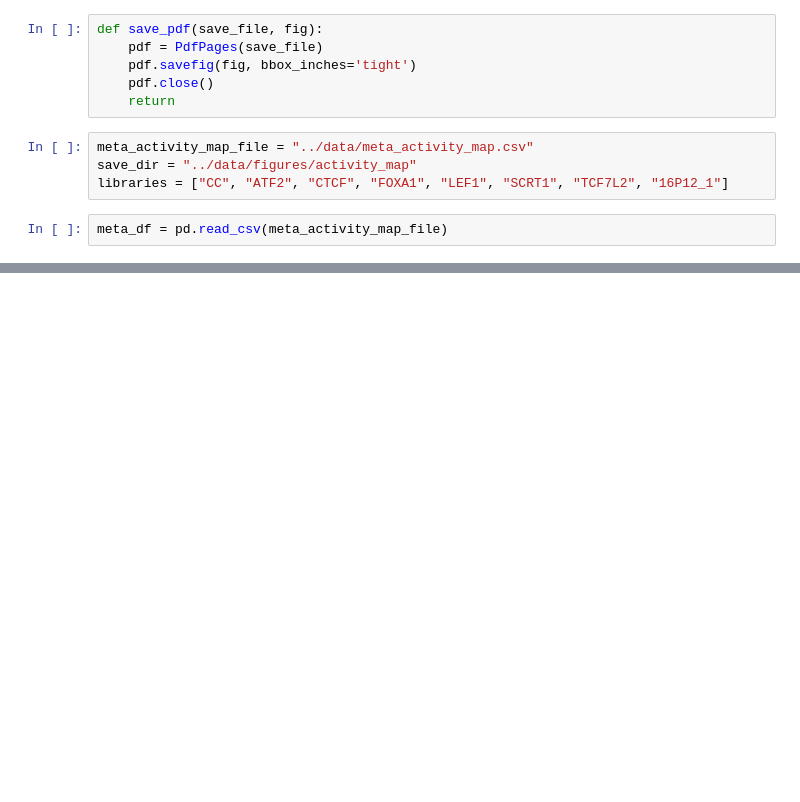
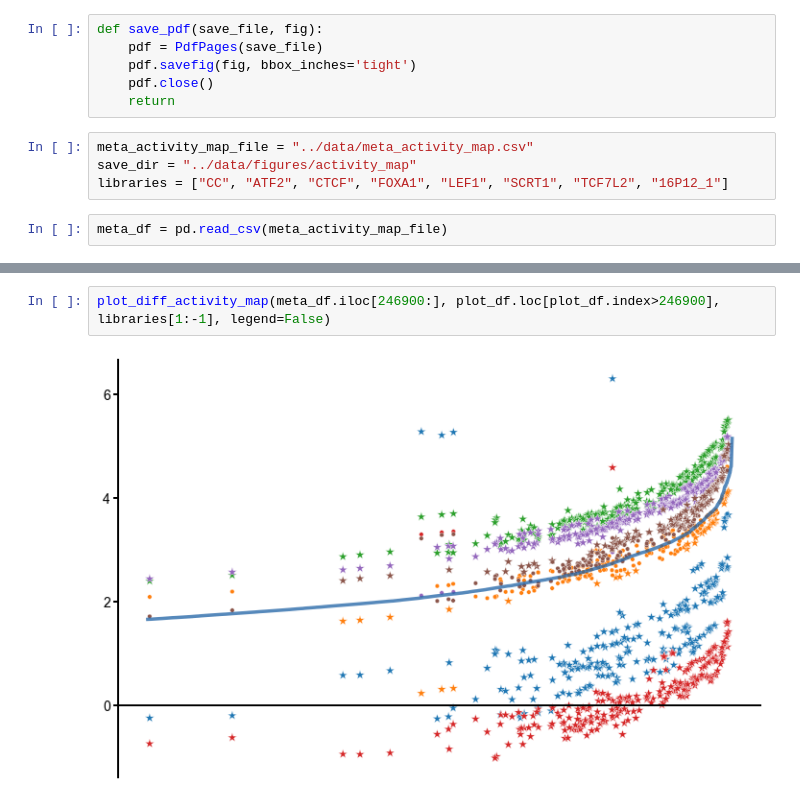
Before and after one commit to deeprob/starrseq_results, a Jupyter notebook: 2_categorize_fragments_on_activity/notebooks/1_diff_activity_map.ipynb, the cells around one changed output, grey strips where cells are left out. Saved outputs shown, nothing was run; the diff lists cells and outputs as text; blank space fills up the shorter version.

```diff
--- a/2_categorize_fragments_on_activity/notebooks/1_diff_activity_map.ipynb
+++ b/2_categorize_fragments_on_activity/notebooks/1_diff_activity_map.ipynb
@@ -83,0 +94,4 @@ color_dict = {
+# %%
+plot_diff_activity_map(meta_df.iloc[246900:], plot_df.loc[plot_df.index>246900], libraries[1:-1], legend=False)
+# %% [output]
+[figure, added]
```
Also changed, not shown: parts of 6 cells of this notebook, 1 other file.
